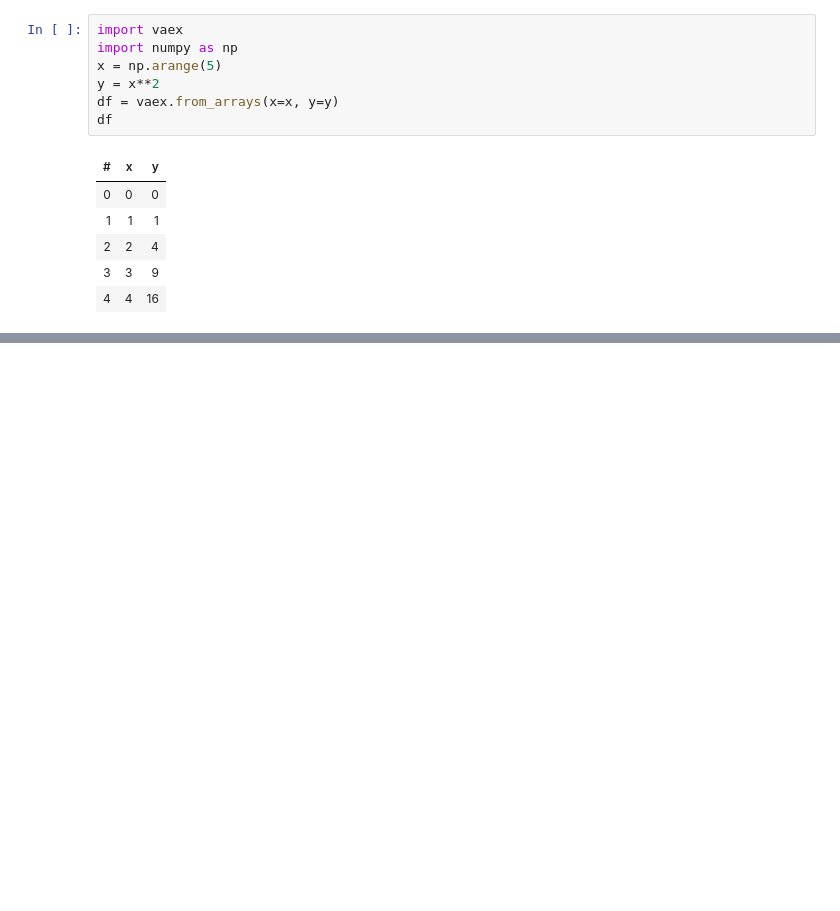
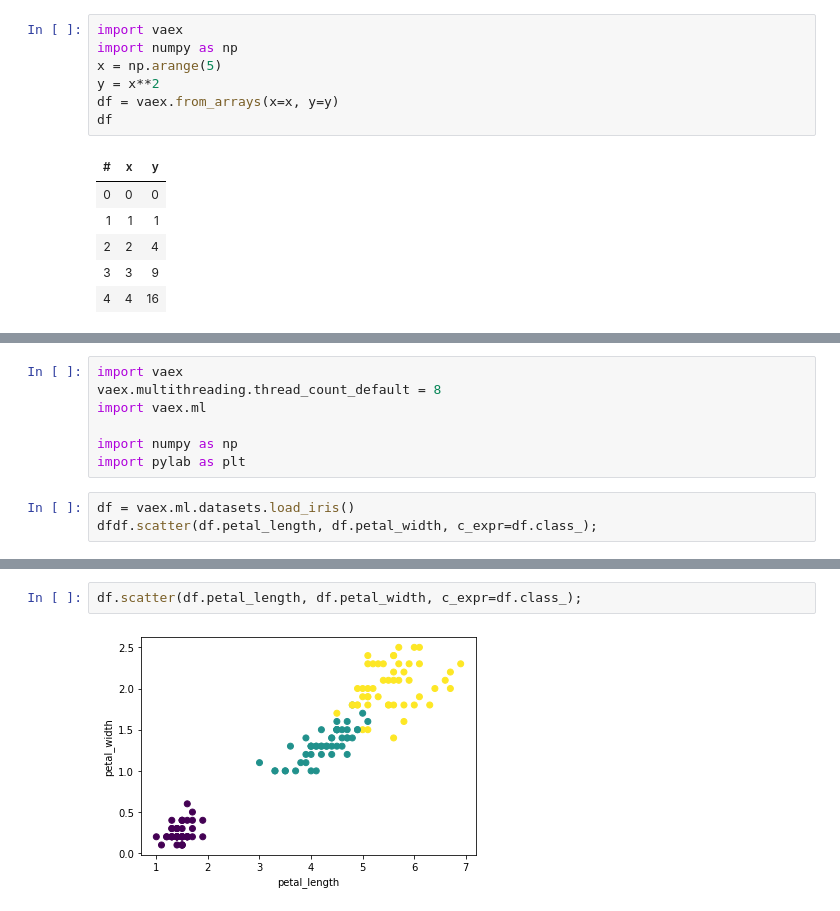
Before and after one commit to enliktjioe/30daysofdatascience, a Jupyter notebook: week1_beyond_pandas/day1_vaex.ipynb, the cells around one changed output, grey strips where cells are left out. Saved outputs shown, nothing was run; the diff lists cells and outputs as text; blank space fills up the shorter version.

Commit message:
Finished day1_vaex

```diff
--- a/week1_beyond_pandas/day1_vaex.ipynb
+++ b/week1_beyond_pandas/day1_vaex.ipynb
@@ -61,0 +135,10 @@ df
+# %%
+import vaex
+vaex.multithreading.thread_count_default = 8
+import vaex.ml
+
+import numpy as np
+import pylab as plt
+# %%
+df = vaex.ml.datasets.load_iris()
+dfdf.scatter(df.petal_length, df.petal_width, c_expr=df.class_);
@@ -61,0 +158,4 @@ df
+# %%
+df.scatter(df.petal_length, df.petal_width, c_expr=df.class_);
+# %% [output]
+[figure, added]
```
Also changed, not shown: parts of 29 cells of this notebook, 1 other file.
